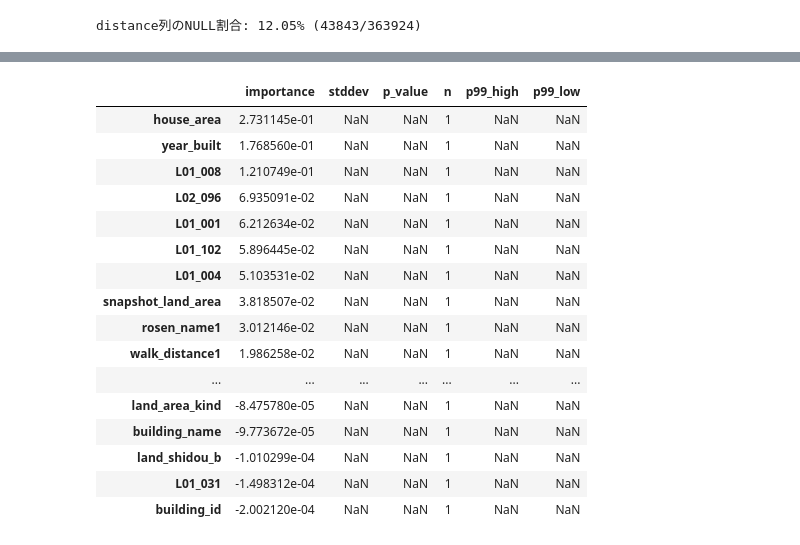
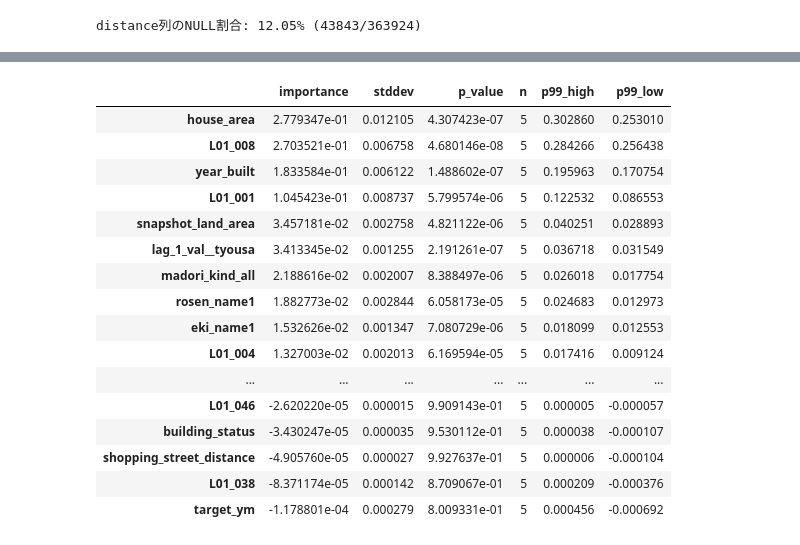
Before and after one commit to tomoya-kmt/signature, a Jupyter notebook: my_code/data_preprocess.ipynb, the cells around one changed output, grey strips where cells are left out. Cells and saved outputs as stored; diff of their text form; code cells hidden in the pictures.

```diff
--- a/my_code/data_preprocess.ipynb
+++ b/my_code/data_preprocess.ipynb
@@ -168,0 +151,12 @@ train_gdf=utils.nearest_merge(train_gdf,gdf_json2,threshold=1000)
+# %%
+result_gdf = utils.join_nearest_with_conditions(source_df, rosen[["ID","geometry","eki_name1"]].reset_index(drop=True), match_col='eki_name1', max_dist=100000.0)
+result_gdf=result_gdf.drop(columns=["index__target","eki_name1_"])
+result_gdf=result_gdf.rename(columns={"eki_name1__target":"eki_name1"})
+result_gdf=utils.merge_lag_features(result_gdf,rosen,"ID","_eki1",map3)
+result_gdf=result_gdf.drop(columns=["ID"])
+rosen=rosen.rename(columns={"eki_name1":"eki_name2"})
+result_gdf = utils.join_nearest_with_conditions(result_gdf, rosen[["ID","geometry","eki_name2"]].reset_index(drop=True), match_col='eki_name2', max_dist=100000.0)
+result_gdf=result_gdf.drop(columns=["index__target","eki_name2_"])
+result_gdf=result_gdf.rename(columns={"eki_name2__target":"eki_name2"})
+result_gdf=utils.merge_lag_features(result_gdf,rosen,"ID","_eki2",map3)
+result_gdf=result_gdf.drop(columns=["ID"])
@@ -186,6 +220,9 @@ distance列のNULL割合: 12.05% (43843/363924)
+# %%
+source_df=result_gdf.loc[:, ~result_gdf.columns.duplicated()]
+source_df=source_df.drop(columns=["target_ym"])
 # %%
 # GeoDataFrameをDataFrameに変換(geometry列を削除)
-train_gdf["land_price_x"]=train_gdf.geometry.x
-train_gdf["land_price_y"]=train_gdf.geometry.y
-train_df = pd.DataFrame(train_gdf.drop(columns=[col for col in train_gdf.columns if 'geometry' in col]))
+source_df["land_price_x"]=source_df.geometry.x
+source_df["land_price_y"]=source_df.geometry.y
+source_df = pd.DataFrame(source_df.drop(columns=[col for col in source_df.columns if 'geometry' in col]))
 # %%
@@ -195,5 +231,5 @@ len(train_df)
 # %%
-train, test = train_test_split(train_df, test_size=0.2, random_state=42)
+train, test = train_test_split(source_df, test_size=0.1, random_state=42)
 train_data: pd.DataFrame = TabularDataset(train)
 test_data: pd.DataFrame = TabularDataset(test)
 model=TabularPredictor(
@@ -204,7 +240,8 @@ model=TabularPredictor(
 predictor=model.fit(
     train_data=train_data,
     test_data=test_data,
-    presets='medium_quality',
-    time_limit=720,
+    presets='extreme_quality',
+    time_limit=3600*2,
+    num_gpus=1
 )
 # %% [output]
@@ -295,24 +335,25 @@ Computing feature importance via permutation shuffling for 186 features using 10
 # カラム名(インデックス)に数字を含む行を除外
 importance_df_d = importance_df[importance_df.index.astype(str).str.contains(r'\d', regex=True)]
 # %%
-display(importance_df)
+with pd.option_context('display.max_rows', None, 'display.max_columns', None):
+    display(importance_df)
 # %% [output]
 |  | importance | stddev | p_value | n | p99_high | p99_low |
-| house_area | 2.731145e-01 | NaN | NaN | 1 | NaN | NaN |
-| year_built | 1.768560e-01 | NaN | NaN | 1 | NaN | NaN |
-| L01_008 | 1.210749e-01 | NaN | NaN | 1 | NaN | NaN |
-| L02_096 | 6.935091e-02 | NaN | NaN | 1 | NaN | NaN |
-| L01_001 | 6.212634e-02 | NaN | NaN | 1 | NaN | NaN |
-| L01_102 | 5.896445e-02 | NaN | NaN | 1 | NaN | NaN |
-| L01_004 | 5.103531e-02 | NaN | NaN | 1 | NaN | NaN |
-| snapshot_land_area | 3.818507e-02 | NaN | NaN | 1 | NaN | NaN |
-| rosen_name1 | 3.012146e-02 | NaN | NaN | 1 | NaN | NaN |
-| walk_distance1 | 1.986258e-02 | NaN | NaN | 1 | NaN | NaN |
+| house_area | 2.779347e-01 | 0.012105 | 4.307423e-07 | 5 | 0.302860 | 0.253010 |
+| L01_008 | 2.703521e-01 | 0.006758 | 4.680146e-08 | 5 | 0.284266 | 0.256438 |
+| year_built | 1.833584e-01 | 0.006122 | 1.488602e-07 | 5 | 0.195963 | 0.170754 |
+| L01_001 | 1.045423e-01 | 0.008737 | 5.799574e-06 | 5 | 0.122532 | 0.086553 |
+| snapshot_land_area | 3.457181e-02 | 0.002758 | 4.821122e-06 | 5 | 0.040251 | 0.028893 |
+| lag_1_val__tyousa | 3.413345e-02 | 0.001255 | 2.191261e-07 | 5 | 0.036718 | 0.031549 |
+| madori_kind_all | 2.188616e-02 | 0.002007 | 8.388497e-06 | 5 | 0.026018 | 0.017754 |
+| rosen_name1 | 1.882773e-02 | 0.002844 | 6.058173e-05 | 5 | 0.024683 | 0.012973 |
+| eki_name1 | 1.532626e-02 | 0.001347 | 7.080729e-06 | 5 | 0.018099 | 0.012553 |
+| L01_004 | 1.327003e-02 | 0.002013 | 6.169594e-05 | 5 | 0.017416 | 0.009124 |
 | ... | ... | ... | ... | ... | ... | ... |
-| land_area_kind | -8.475780e-05 | NaN | NaN | 1 | NaN | NaN |
-| building_name | -9.773672e-05 | NaN | NaN | 1 | NaN | NaN |
-| land_shidou_b | -1.010299e-04 | NaN | NaN | 1 | NaN | NaN |
-| L01_031 | -1.498312e-04 | NaN | NaN | 1 | NaN | NaN |
-| building_id | -2.002120e-04 | NaN | NaN | 1 | NaN | NaN |
+| L01_046 | -2.620220e-05 | 0.000015 | 9.909143e-01 | 5 | 0.000005 | -0.000057 |
+| building_status | -3.430247e-05 | 0.000035 | 9.530112e-01 | 5 | 0.000038 | -0.000107 |
+| shopping_street_distance | -4.905760e-05 | 0.000027 | 9.927637e-01 | 5 | 0.000006 | -0.000104 |
+| L01_038 | -8.371174e-05 | 0.000142 | 8.709067e-01 | 5 | 0.000209 | -0.000376 |
+| target_ym | -1.178801e-04 | 0.000279 | 8.009331e-01 | 5 | 0.000456 | -0.000692 |
 # %%
 drop=["reform_place_other","reform_common_area","parking_keiyaku","est_other_distance",'building_name_ruby', 'name_ruby', 'school_ele_code', 'school_jun_code', 'money_hoshou_company', 'free_rent_duration', 'free_rent_gen_timing',]
```
Also changed, not shown: parts of 34 cells of this notebook, 1 other file.
